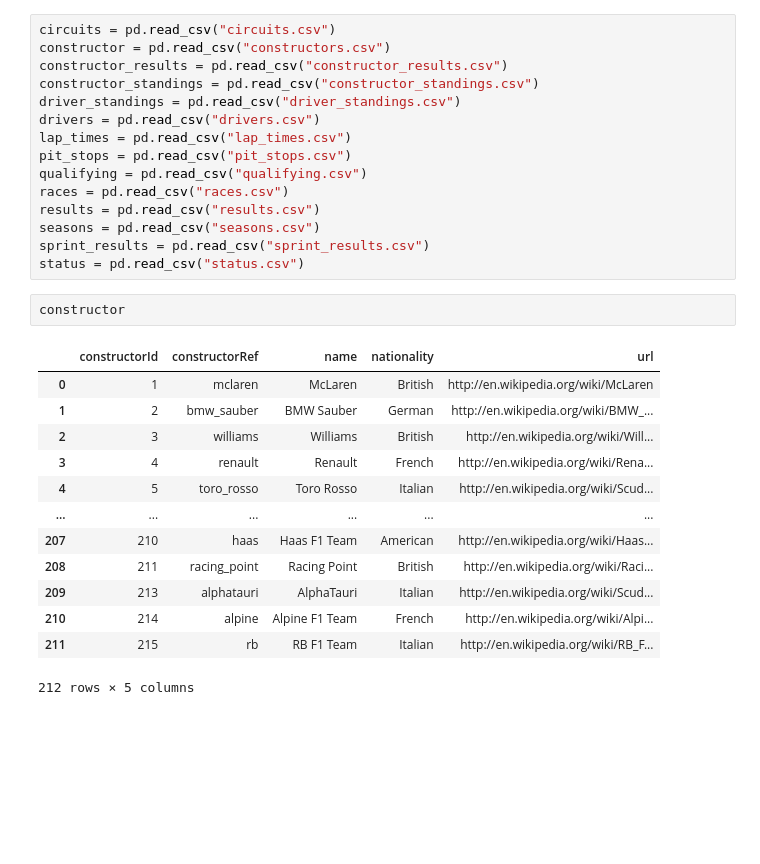
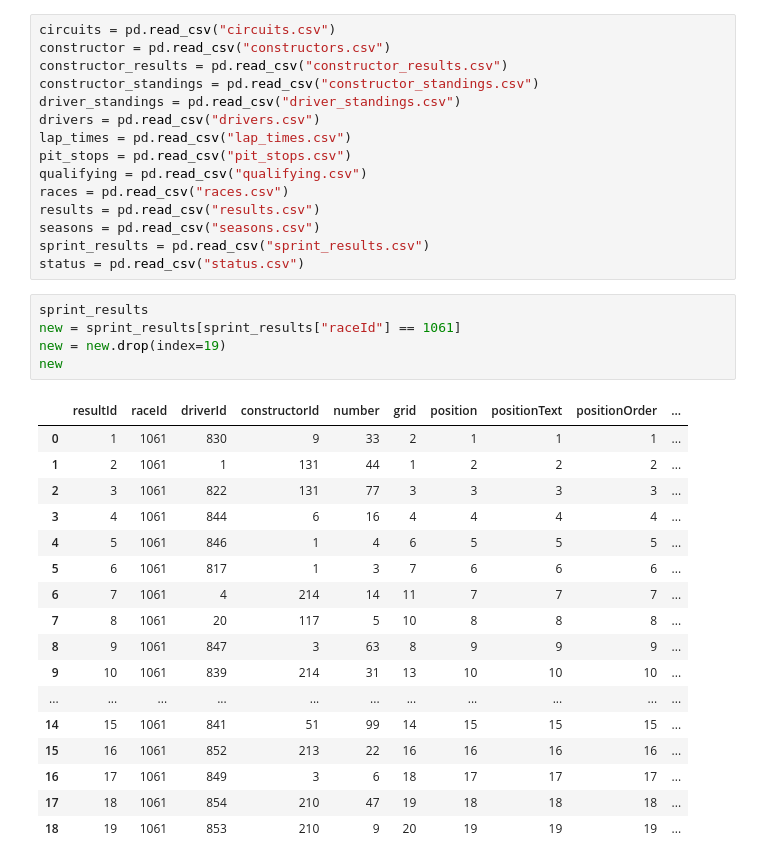
Before and after one commit to StephenOke/mat_328_final, a Jupyter notebook: test.ipynb, the cells around one changed output. Saved outputs shown, nothing was run; the diff lists cells and outputs as text; blank space fills up the shorter version.

```diff
--- a/test.ipynb
+++ b/test.ipynb
@@ -18,19 +18,26 @@ results = pd.read_csv("results.csv")
 seasons = pd.read_csv("seasons.csv")
 sprint_results = pd.read_csv("sprint_results.csv")
 status = pd.read_csv("status.csv")
-# %%
-constructor
-# %% [output]
-|  | constructorId | constructorRef | name | nationality | url |
-| 0 | 1 | mclaren | McLaren | British | http://en.wikipedia.org/wiki/McLaren |
-| 1 | 2 | bmw_sauber | BMW Sauber | German | http://en.wikipedia.org/wiki/BMW_... |
-| 2 | 3 | williams | Williams | British | http://en.wikipedia.org/wiki/Will... |
-| 3 | 4 | renault | Renault | French | http://en.wikipedia.org/wiki/Rena... |
-| 4 | 5 | toro_rosso | Toro Rosso | Italian | http://en.wikipedia.org/wiki/Scud... |
-| ... | ... | ... | ... | ... | ... |
-| 207 | 210 | haas | Haas F1 Team | American | http://en.wikipedia.org/wiki/Haas... |
-| 208 | 211 | racing_point | Racing Point | British | http://en.wikipedia.org/wiki/Raci... |
-| 209 | 213 | alphatauri | AlphaTauri | Italian | http://en.wikipedia.org/wiki/Scud... |
-| 210 | 214 | alpine | Alpine F1 Team | French | http://en.wikipedia.org/wiki/Alpi... |
-| 211 | 215 | rb | RB F1 Team | Italian | http://en.wikipedia.org/wiki/RB_F... |
-212 rows × 5 columns
+# %%
+sprint_results
+new = sprint_results[sprint_results["raceId"] == 1061]
+new = new.drop(index=19)
+new
+# %% [output]
+|  | resultId | raceId | driverId | constructorId | number | grid | position | positionText | positionOrder | ... |
+| 0 | 1 | 1061 | 830 | 9 | 33 | 2 | 1 | 1 | 1 | ... |
+| 1 | 2 | 1061 | 1 | 131 | 44 | 1 | 2 | 2 | 2 | ... |
+| 2 | 3 | 1061 | 822 | 131 | 77 | 3 | 3 | 3 | 3 | ... |
+| 3 | 4 | 1061 | 844 | 6 | 16 | 4 | 4 | 4 | 4 | ... |
+| 4 | 5 | 1061 | 846 | 1 | 4 | 6 | 5 | 5 | 5 | ... |
+| 5 | 6 | 1061 | 817 | 1 | 3 | 7 | 6 | 6 | 6 | ... |
+| 6 | 7 | 1061 | 4 | 214 | 14 | 11 | 7 | 7 | 7 | ... |
+| 7 | 8 | 1061 | 20 | 117 | 5 | 10 | 8 | 8 | 8 | ... |
+| 8 | 9 | 1061 | 847 | 3 | 63 | 8 | 9 | 9 | 9 | ... |
+| 9 | 10 | 1061 | 839 | 214 | 31 | 13 | 10 | 10 | 10 | ... |
+| ... | ... | ... | ... | ... | ... | ... | ... | ... | ... | ... |
+| 14 | 15 | 1061 | 841 | 51 | 99 | 14 | 15 | 15 | 15 | ... |
+| 15 | 16 | 1061 | 852 | 213 | 22 | 16 | 16 | 16 | 16 | ... |
+| 16 | 17 | 1061 | 849 | 3 | 6 | 18 | 17 | 17 | 17 | ... |
+| 17 | 18 | 1061 | 854 | 210 | 47 | 19 | 18 | 18 | 18 | ... |
+| 18 | 19 | 1061 | 853 | 210 | 9 | 20 | 19 | 19 | 19 | ... |
```
Also changed, not shown: parts of 3 cells of this notebook, 16 other files.
